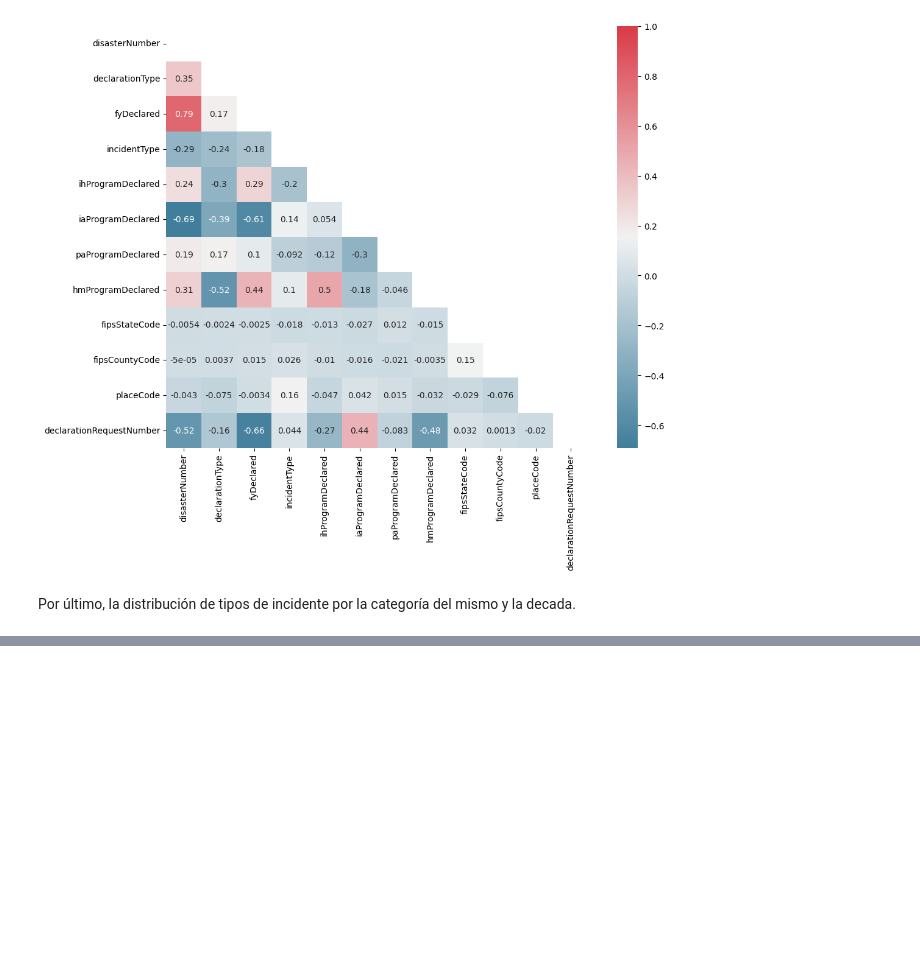
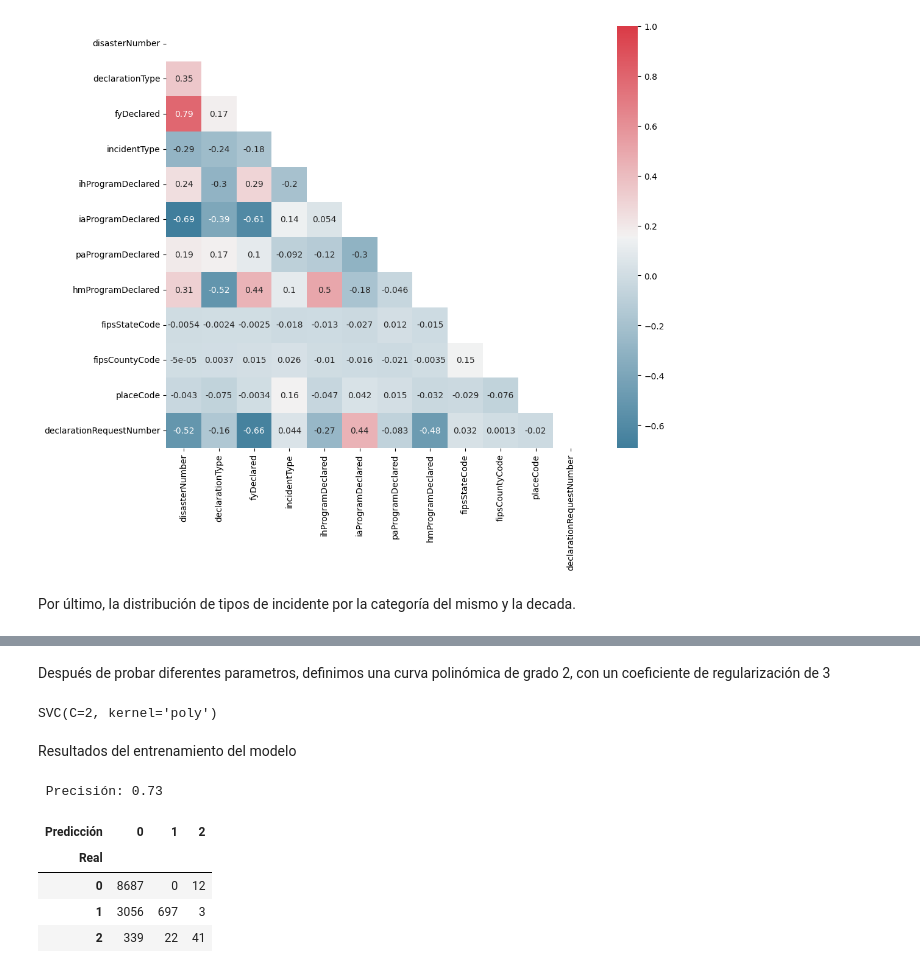
Before and after one commit to rubgarcia97/projects, a Jupyter notebook: API-ML/src/notebooks/eda.ipynb, the cells around one changed output, grey strips where cells are left out. Saved outputs shown, nothing was run; the diff lists cells and outputs as text; code cells hidden in the pictures; blank space fills up the shorter version.

```diff
--- a/API-ML/src/notebooks/eda.ipynb
+++ b/API-ML/src/notebooks/eda.ipynb
@@ -289,0 +297,34 @@ f.tight_layout()
+# %%
+x = data_dummies.drop('declarationType', axis=1)
+y = data_dummies['declarationType']
+
+X_train, X_test, y_train, y_test = train_test_split(x, y, test_size=0.2, random_state=42)
+# %% [markdown]
+Después de probar diferentes parametros, definimos una curva polinómica de grado 2, con un coeficiente de regularización de 3
+# %%
+svm = SVC(kernel='poly', C=2, degree=3)
+svm.fit(X_train,y_train)
+# %% [output]
+SVC(C=2, kernel='poly')
+# %%
+y_pred = svm.predict(X_test)
+# %% [markdown]
+Resultados del entrenamiento del modelo
+# %%
+accuracy = accuracy_score(y_test, y_pred)
+
+confusion_matrix = pd.crosstab(
+    y_test.ravel(),
+    y_pred,
+    rownames=['Real'],
+    colnames=['Predicción']
+)
+print(f' Precisión: {np.round(accuracy,2)}')
+confusion_matrix
+# %% [output]
+ Precisión: 0.73
+| Predicción | 0 | 1 | 2 |
+| Real |  |  |  |
+| 0 | 8687 | 0 | 12 |
+| 1 | 3056 | 697 | 3 |
+| 2 | 339 | 22 | 41 |
```
Also changed, not shown: parts of 5 cells of this notebook, 6 other files.
